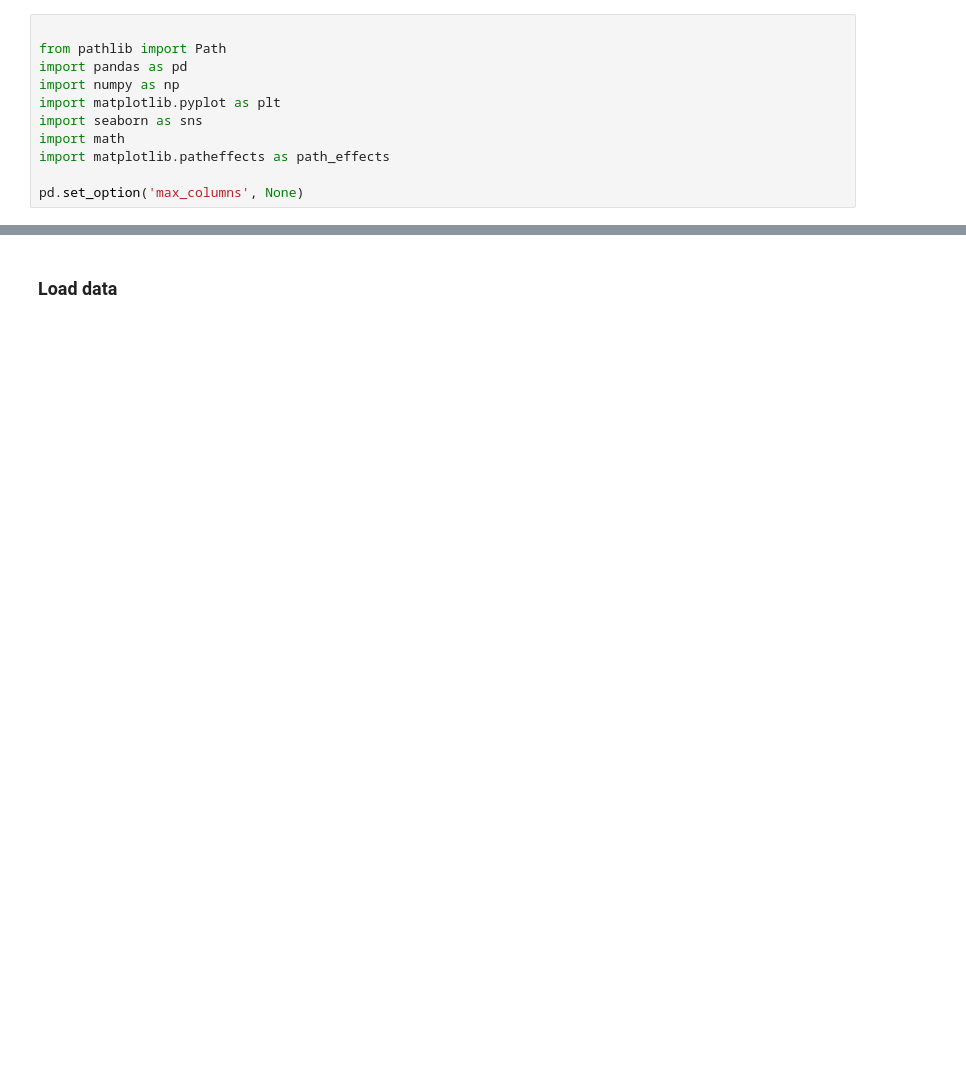
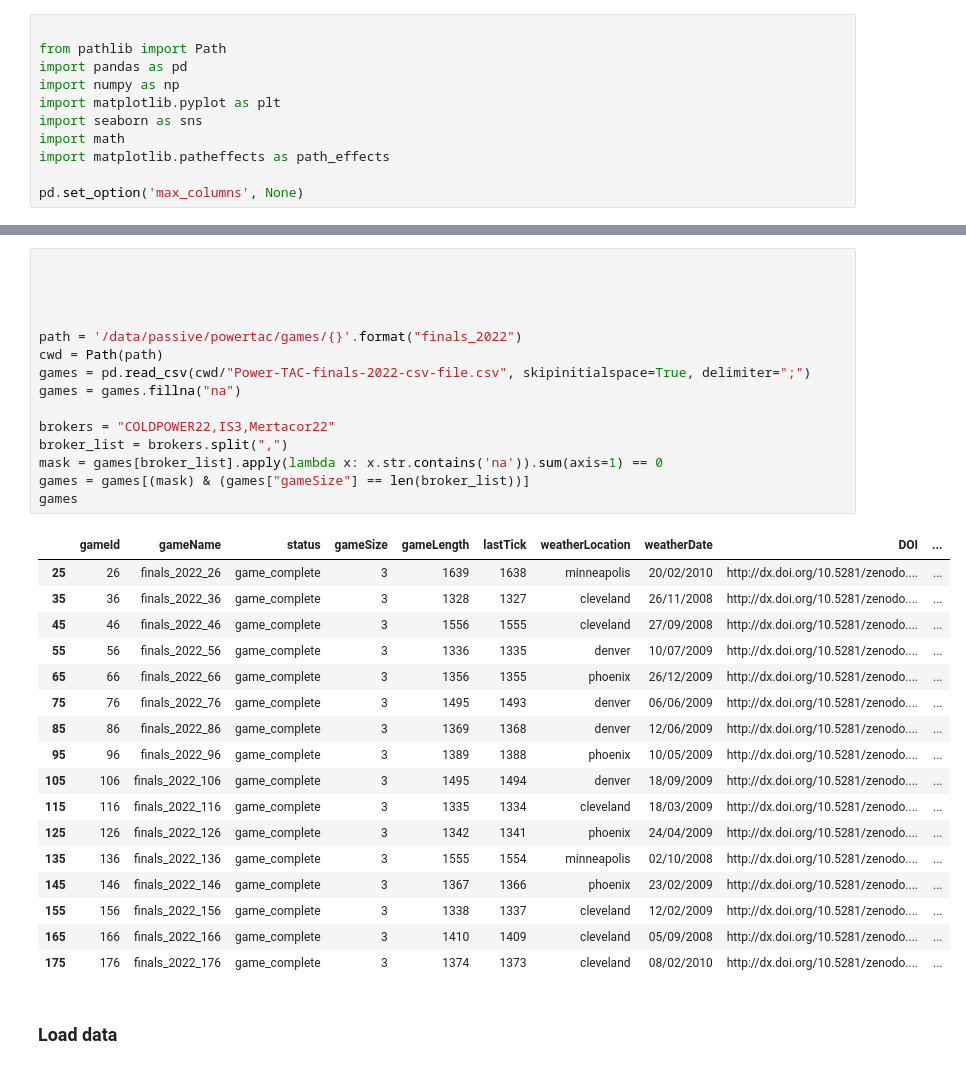
Before and after one commit to ducanhnguyen99/is3-powertac-ev-kpis, a Jupyter notebook: analysis/visualization_kpi_explore.ipynb, the cells around one changed output, grey strips where cells are left out. Drawn from its saved outputs; the diff is of its cells as text; blank space fills up the shorter version.

```diff
--- a/analysis/visualization_kpi_explore.ipynb
+++ b/analysis/visualization_kpi_explore.ipynb
@@ -12,2 +41,35 @@ pd.set_option('max_columns', None)
+# %%
+
+
+
+
+path = '/data/passive/powertac/games/{}'.format("finals_2022")
+cwd = Path(path)
+games = pd.read_csv(cwd/"Power-TAC-finals-2022-csv-file.csv", skipinitialspace=True, delimiter=";")
+games = games.fillna("na")
+
+brokers = "COLDPOWER22,IS3,Mertacor22"
+broker_list = brokers.split(",")
+mask = games[broker_list].apply(lambda x: x.str.contains('na')).sum(axis=1) == 0
+games = games[(mask) & (games["gameSize"] == len(broker_list))]
+games
+# %% [output]
+|  | gameId | gameName | status | gameSize | gameLength | lastTick | weatherLocation | weatherDate | DOI | ... |
+| 25 | 26 | finals_2022_26 | game_complete | 3 | 1639 | 1638 | minneapolis | 20/02/2010 | http://dx.doi.org/10.5281/zenodo.... | ... |
+| 35 | 36 | finals_2022_36 | game_complete | 3 | 1328 | 1327 | cleveland | 26/11/2008 | http://dx.doi.org/10.5281/zenodo.... | ... |
+| 45 | 46 | finals_2022_46 | game_complete | 3 | 1556 | 1555 | cleveland | 27/09/2008 | http://dx.doi.org/10.5281/zenodo.... | ... |
+| 55 | 56 | finals_2022_56 | game_complete | 3 | 1336 | 1335 | denver | 10/07/2009 | http://dx.doi.org/10.5281/zenodo.... | ... |
+| 65 | 66 | finals_2022_66 | game_complete | 3 | 1356 | 1355 | phoenix | 26/12/2009 | http://dx.doi.org/10.5281/zenodo.... | ... |
+| 75 | 76 | finals_2022_76 | game_complete | 3 | 1495 | 1493 | denver | 06/06/2009 | http://dx.doi.org/10.5281/zenodo.... | ... |
+| 85 | 86 | finals_2022_86 | game_complete | 3 | 1369 | 1368 | denver | 12/06/2009 | http://dx.doi.org/10.5281/zenodo.... | ... |
+| 95 | 96 | finals_2022_96 | game_complete | 3 | 1389 | 1388 | phoenix | 10/05/2009 | http://dx.doi.org/10.5281/zenodo.... | ... |
+| 105 | 106 | finals_2022_106 | game_complete | 3 | 1495 | 1494 | denver | 18/09/2009 | http://dx.doi.org/10.5281/zenodo.... | ... |
+| 115 | 116 | finals_2022_116 | game_complete | 3 | 1335 | 1334 | cleveland | 18/03/2009 | http://dx.doi.org/10.5281/zenodo.... | ... |
+| 125 | 126 | finals_2022_126 | game_complete | 3 | 1342 | 1341 | phoenix | 24/04/2009 | http://dx.doi.org/10.5281/zenodo.... | ... |
+| 135 | 136 | finals_2022_136 | game_complete | 3 | 1555 | 1554 | minneapolis | 02/10/2008 | http://dx.doi.org/10.5281/zenodo.... | ... |
+| 145 | 146 | finals_2022_146 | game_complete | 3 | 1367 | 1366 | phoenix | 23/02/2009 | http://dx.doi.org/10.5281/zenodo.... | ... |
+| 155 | 156 | finals_2022_156 | game_complete | 3 | 1338 | 1337 | cleveland | 12/02/2009 | http://dx.doi.org/10.5281/zenodo.... | ... |
+| 165 | 166 | finals_2022_166 | game_complete | 3 | 1410 | 1409 | cleveland | 05/09/2008 | http://dx.doi.org/10.5281/zenodo.... | ... |
+| 175 | 176 | finals_2022_176 | game_complete | 3 | 1374 | 1373 | cleveland | 08/02/2010 | http://dx.doi.org/10.5281/zenodo.... | ... |
 # %% [markdown]
 ### Load data
```
Also changed, not shown: parts of 5 cells of this notebook, 39 other files.
